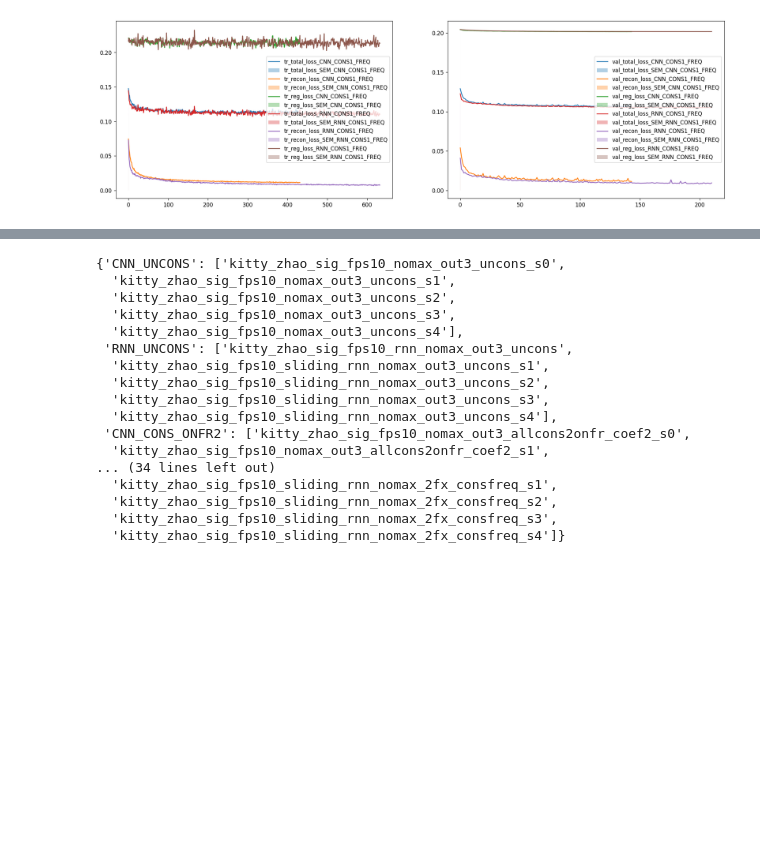
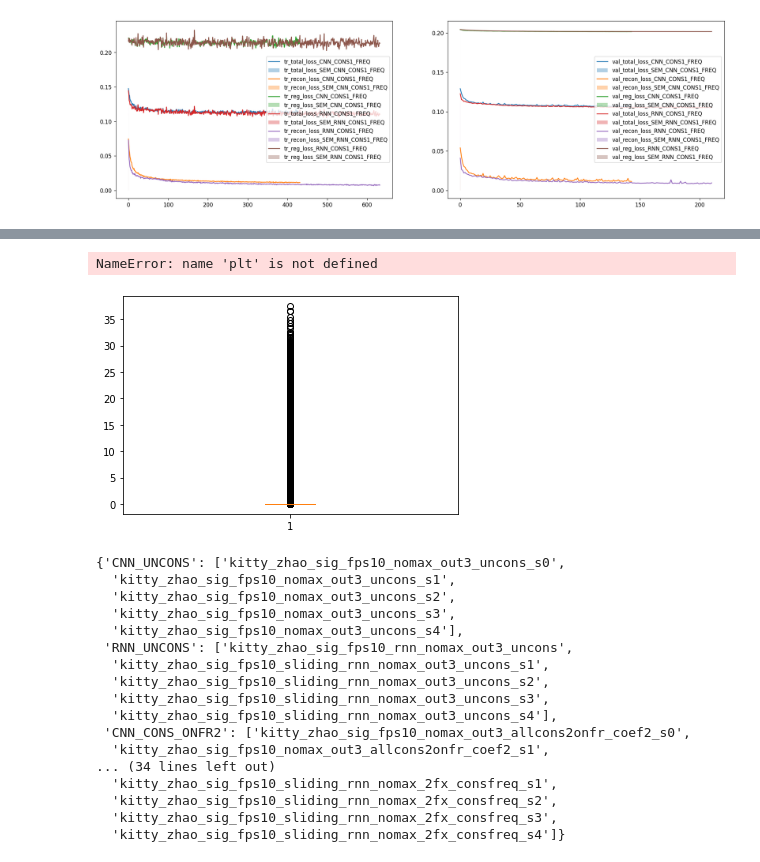
Before and after one commit to burcukoglu/safe_dynaviseon, a Jupyter notebook: visualplot.ipynb, the cells around one changed output, grey strips where cells are left out. Cells and saved outputs as stored; diff of their text form; code cells hidden in the pictures; blank space fills up the shorter version.

```diff
--- a/visualplot.ipynb
+++ b/visualplot.ipynb
@@ -869,22 +1029,21 @@ plot_across_experiments_total(exp_dir_1cons_freq, df_train_all, df_val_all, tota
 [figure]
 # %%
 plot_across_experiments_total(exp_dir_1cons_freq, df_train_all, df_val_all, total=True, recon=True, regul=True)
-# %%
-def load_transform(directory): #out1
-    transform_list = ["input", "phosphenes", "reconstruction", "stimulation", "total_charge"]
-    transform_dict = {}
-    for item in transform_list:
-        f = open(directory+f'/output_history/{item}.pickle', 'rb')
-        transform_dict[item]=pickle5.load(f)
-        # print(transform_dict[item])
-    return transform_dict
-
-
-def load_transform2(directory): #out3
-    transform_list = ["input", "phosphenes", "reconstruction", "stimulation_amplitude",  "stimulation_frequency",  "stimulation_pulse_width", "total_charge"]
-    transform_dict = {}
-    for item in transform_list:
-        f = open(directory+f'/output_history/{item}.pickle', 'rb')
-        transform_dict[item]=pickle5.load(f)
-        # print(transform_dict[item])
-    return transform_dict
+# %%
+def load_transform(directory, exp_name, exp_dir,seed):
+    if "CONS1_AMP" in exp_name:
+        transform_list = ["input", "phosphenes", "reconstruction", "stimulation_amplitude",  "total_charge"]
+    elif "CONS1_PW" in exp_name:
+        transform_list = ["input", "phosphenes", "reconstruction", "stimulation_pulse_width", "total_charge"]
+    elif "CONS1_FREQ" in exp_name:
+        transform_list = ["input", "phosphenes", "reconstruction", "stimulation_frequency", "total_charge"]
+    else:
+        transform_list = ["input", "phosphenes", "reconstruction", "stimulation_amplitude",  "stimulation_pulse_width",  "stimulation_frequency",  "total_charge"]
+
+    transform_dict = {}
+    for item in transform_list:
+        file=f'{directory}{exp_dir[exp_name][seed]}/output_history/{item}.pickle'
+        f = open(file, 'rb')
+        transform_dict[item]=pickle5.load(f)
+        # print(transform_dict[item])
+    return transform_dict
@@ -890,0 +1104,34 @@ def load_transform2(directory): #out3
+# %%
+#within exp loss values
+fig = plt.figure(figsize =(10, 7))
+
+df=[]
+cnn_uncons_amp=pd.DataFrame({'Stimulation Parameter':['Amplitude'], 'CNN_UNCONS': transform_dict_cnn_uncons["stimulation_amplitude"][-1].flatten().numpy()})
+# cnn_uncons_pw=pd.DataFrame({'Stimulation Parameter':['Pulse Width 0', 'Pulse Width 1', 'Pulse Width 3', 'Pulse Width 4'], 'CNN_UNCONS':transform_dict_cnn_uncons["stimulation_pulse_width"][-1].flatten().numpy()})
+# cnn_uncons_freq=pd.DataFrame({'Stimulation Parameter':['Frequency 0', 'Frequency 1', 'Frequency 3', 'Frequency 4'], 'CNN_UNCONS':transform_dict_cnn_uncons["stimulation_pulse_width"][-1].flatten().numpy()})
+# cnn_uncons_tr_reg=pd.DataFrame({'Experiment':['CNN_UNCONS 0', 'CNN_UNCONS 1', 'CNN_UNCONS 3', 'CNN_UNCONS 4'], 'Tr. Reg. Loss':data_cnn_uncons[4][0]})
+# canny_avg=pd.DataFrame({'Experiment':['Canny 0', 'Canny 1', 'Canny 2', 'Canny 3', 'Canny 4'], 'Avg.':canny_reward_avg.fillna(method='ffill').iloc[-1]})
+# e2e_avg=pd.DataFrame({'Experiment':['E2E 0', 'E2E 1', 'E2E 2', 'E2E 3', 'E2E 4'], 'Avg.':e2e_reward_avg.fillna(method='ffill').iloc[-1]})
+# blind_avg=pd.DataFrame({'Experiment':['Blind 0', 'Blind 1', 'Blind 2', 'Blind 3', 'Blind 4'], 'Avg.':blind_reward_avg.fillna(method='ffill').iloc[-1]})
+
+# print(normal_avg)
+df_tr=pd.concat([cnn_uncons_amp]) #,cnn_uncons_tr_recon])#,cnn_uncons_tr_reg])#, canny_avg, e2e_avg, blind_avg])
+
+
+rnn_uncons_amp=pd.DataFrame({'Stimulation Parameter':['Amplitude'], 'RNN_UNCONS': transform_dict_rnn_uncons["stimulation_amplitude"][-1].flatten().numpy()})
+# cnn_uncons_val_recon=pd.DataFrame({'Stimulation Parameter':['CNN_UNCONS VAL 0', 'CNN_UNCONS VAL 1', 'CNN_UNCONS VAL 3', 'CNN_UNCONS VAL 4'], 'Val. Recon. Loss':data_cnn_uncons[3][0]})
+# cnn_uncons_val_reg=pd.DataFrame({'Experiment':['CNN_UNCONS 0', 'CNN_UNCONS 1', 'CNN_UNCONS 3', 'CNN_UNCONS 4'], 'Val. Reg Loss':data_cnn_uncons[5][0]})
+
+# canny_max=pd.DataFrame({'Experiment':['Canny 0', 'Canny 1', 'Canny 2', 'Canny 3', 'Canny 4'], 'Max.':canny_reward_max.fillna(method='ffill').iloc[-1]})
+# e2e_max=pd.DataFrame({'Experiment':['E2E 0', 'E2E 1', 'E2E 2', 'E2E 3', 'E2E 4'], 'Max.':e2e_reward_max.fillna(method='ffill').iloc[-1]})
+# blind_max=pd.DataFrame({'Experiment':['Blind 0', 'Blind 1', 'Blind 2', 'Blind 3', 'Blind 4'], 'Max.':blind_reward_max.fillna(method='ffill').iloc[-1]})
+
+df_val=pd.concat([rnn_uncons_amp])#,cnn_uncons_val_reg])#, canny_max, e2e_max, blind_max])
+
+
+df=df_tr.join(df_val.set_index('Experiment'), on='Experiment')
+df['Experiment']=df['Experiment'].apply(lambda x: x.split(' ')[0])
+
+print(df)
+# %% [output]
+NameError: name 'plt' is not defined
@@ -891,3 +1140,9 @@ def load_transform2(directory): #out3
+# %%
+plt.boxplot(transform_dict_cnn_uncons["stimulation_amplitude"][-1].flatten().numpy())
+plt.xlabel()
+plt.show()
+# %% [output]
+[figure, added]
 # %%
 exp_dir
 # %% [output]
```
Also changed, not shown: parts of 10 cells of this notebook.
